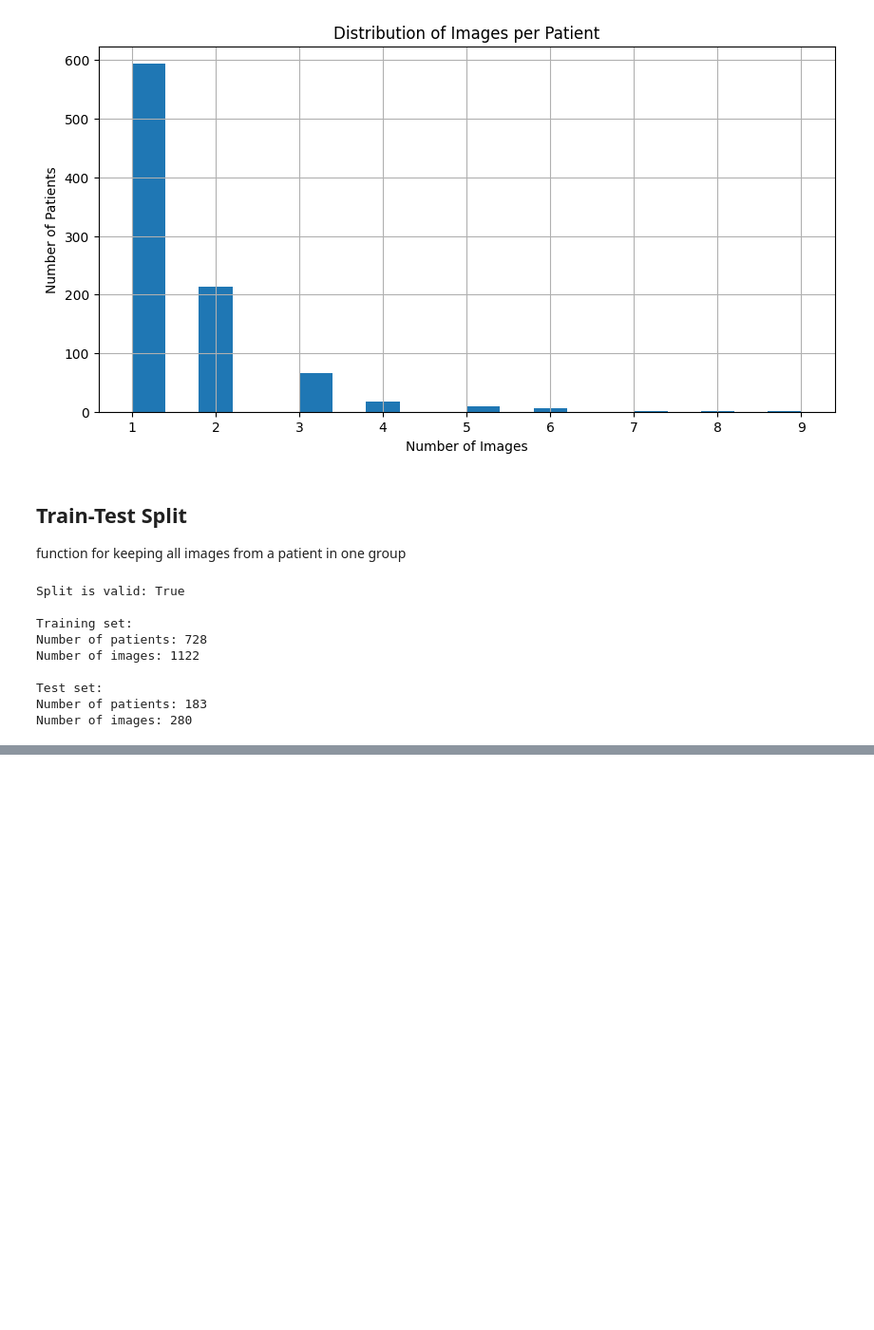
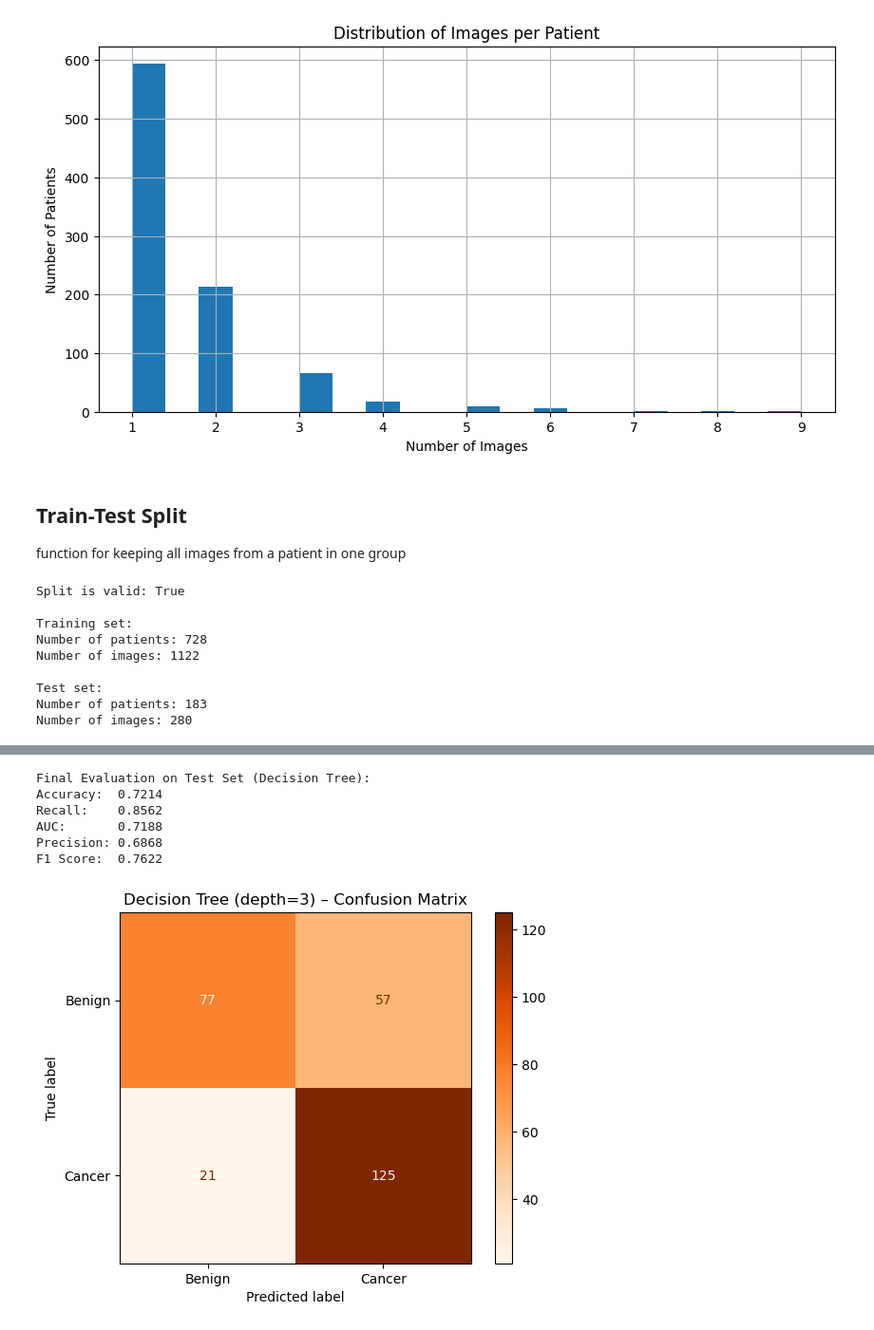
Before and after one commit to chamiyeah/2025-FYP-groupPenguins, a Jupyter notebook: baseline.ipynb, the cells around one changed output, grey strips where cells are left out. Shown at 95% size. Cells and saved outputs as stored; diff of their text form; code cells hidden in the pictures; blank space fills up the shorter version.

```diff
--- a/baseline.ipynb
+++ b/baseline.ipynb
@@ -254,0 +348,69 @@ Number of images: 280
+# %%
+from sklearn.tree import DecisionTreeClassifier
+from sklearn.pipeline import make_pipeline
+from sklearn.preprocessing import StandardScaler
+from sklearn.metrics import (
+    accuracy_score, recall_score, roc_auc_score,
+    precision_score, f1_score, ConfusionMatrixDisplay
+)
+import matplotlib.pyplot as plt
+import pandas as pd
+
+# Use same data split
+X_train, y_train = X[train_idx], y[train_idx]
+X_test, y_test = X[test_mask], y[test_mask]
+patient_ids_test = groups[test_mask]
+
+# Create pipeline with decision tree (depth=3)
+pipe = make_pipeline(
+    StandardScaler(),  # Optional for tree, included for consistency
+    DecisionTreeClassifier(max_depth=3, random_state=42)
+)
+
+# Fit model
+pipe.fit(X_train, y_train)
+
+# Predict
+y_pred = pipe.predict(X_test)
+y_prob = pipe.predict_proba(X_test)[:, 1]
+
+# Metrics
+acc = accuracy_score(y_test, y_pred)
+rec = recall_score(y_test, y_pred)
+auc = roc_auc_score(y_test, y_prob)
+prec = precision_score(y_test, y_pred)
+f1 = f1_score(y_test, y_pred)
+
+print("Final Evaluation on Test Set (Decision Tree):")
+print(f"Accuracy:  {acc:.4f}")
+print(f"Recall:    {rec:.4f}")
+print(f"AUC:       {auc:.4f}")
+print(f"Precision: {prec:.4f}")
+print(f"F1 Score:  {f1:.4f}")
+
+# Confusion matrix plot
+ConfusionMatrixDisplay.from_predictions(
+    y_test, y_pred,
+    display_labels=["Benign", "Cancer"],
+    cmap="Oranges",
+    values_format="d"
+)
+plt.title("Decision Tree (depth=3) – Confusion Matrix")
+plt.grid(False)
+plt.show()
+
+# Save results
+results_df = pd.DataFrame({
+    "patient_id": patient_ids_test.values,
+    "true_label": y_test.values,
+    "cancer_probability": y_prob
+})
+# results_df.to_csv("decision_tree_test_probs.csv", index=False)
+# %% [output]
+Final Evaluation on Test Set (Decision Tree):
+Accuracy:  0.7214
+Recall:    0.8562
+AUC:       0.7188
+Precision: 0.6868
+F1 Score:  0.7622
+[figure, added]
```
Also changed, not shown: parts of 8 cells of this notebook.
